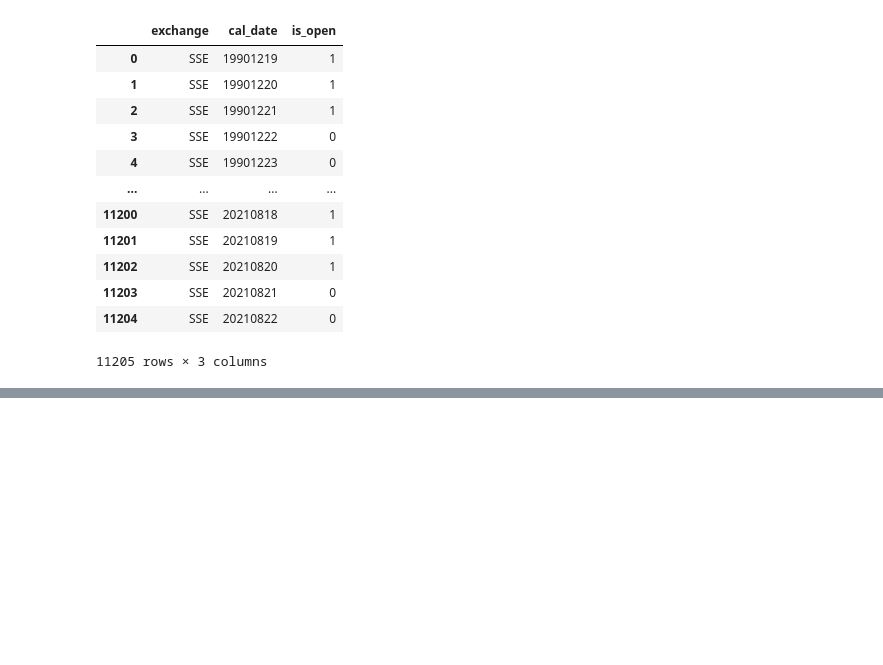
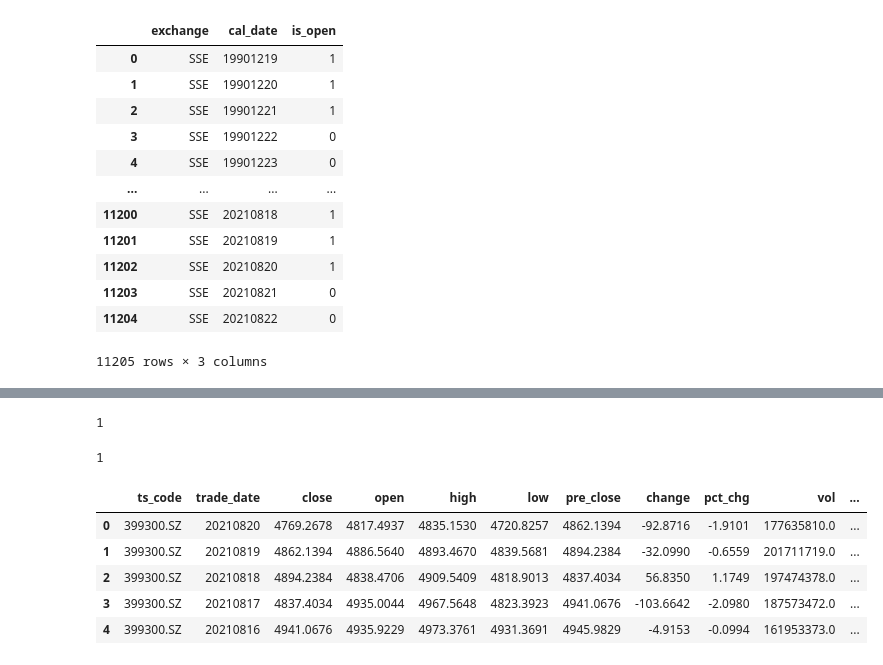
Before and after one commit to linfenglee/quant_trading, a Jupyter notebook: stock_trading/test.ipynb, the cells around one changed output, grey strips where cells are left out. Saved outputs shown, nothing was run; the diff lists cells and outputs as text; code cells hidden in the pictures; blank space fills up the shorter version.

```diff
--- a/stock_trading/test.ipynb
+++ b/stock_trading/test.ipynb
@@ -705,0 +710,18 @@ ak.stock_em_zt_pool_dtgc(date="20210525")
+# %%
+dt.isoweekday()
+# %% [output]
+1
+# %%
+pd.to_datetime(dt).isoweekday()
+# %% [output]
+1
+# %%
+df = pro.index_daily(ts_code="399300.SZ")
+df.head()
+# %% [output]
+|  | ts_code | trade_date | close | open | high | low | pre_close | change | pct_chg | vol | ... |
+| 0 | 399300.SZ | 20210820 | 4769.2678 | 4817.4937 | 4835.1530 | 4720.8257 | 4862.1394 | -92.8716 | -1.9101 | 177635810.0 | ... |
+| 1 | 399300.SZ | 20210819 | 4862.1394 | 4886.5640 | 4893.4670 | 4839.5681 | 4894.2384 | -32.0990 | -0.6559 | 201711719.0 | ... |
+| 2 | 399300.SZ | 20210818 | 4894.2384 | 4838.4706 | 4909.5409 | 4818.9013 | 4837.4034 | 56.8350 | 1.1749 | 197474378.0 | ... |
+| 3 | 399300.SZ | 20210817 | 4837.4034 | 4935.0044 | 4967.5648 | 4823.3923 | 4941.0676 | -103.6642 | -2.0980 | 187573472.0 | ... |
+| 4 | 399300.SZ | 20210816 | 4941.0676 | 4935.9229 | 4973.3761 | 4931.3691 | 4945.9829 | -4.9153 | -0.0994 | 161953373.0 | ... |
```
Also changed, not shown: parts of 18 cells of this notebook, 2 other files.
